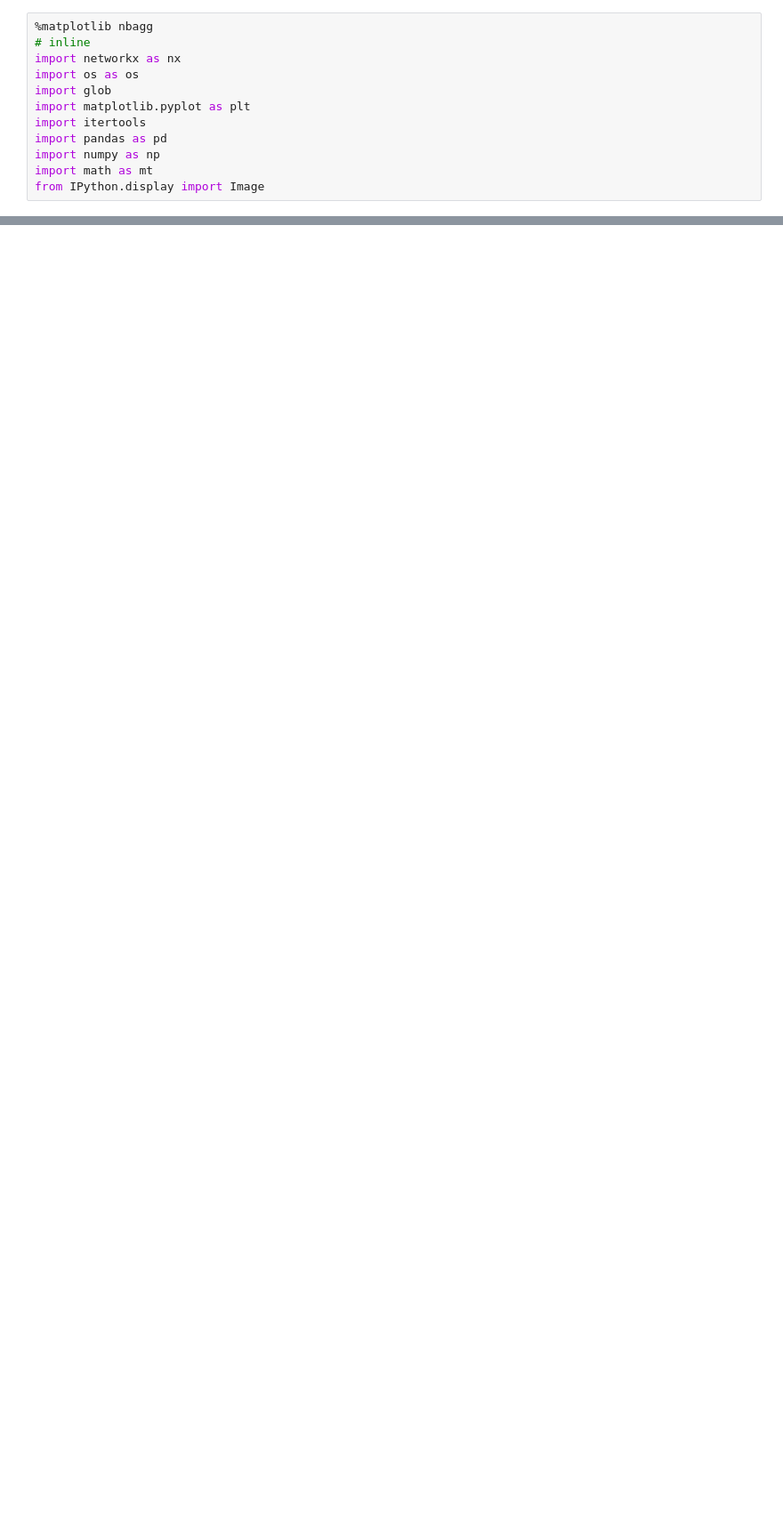
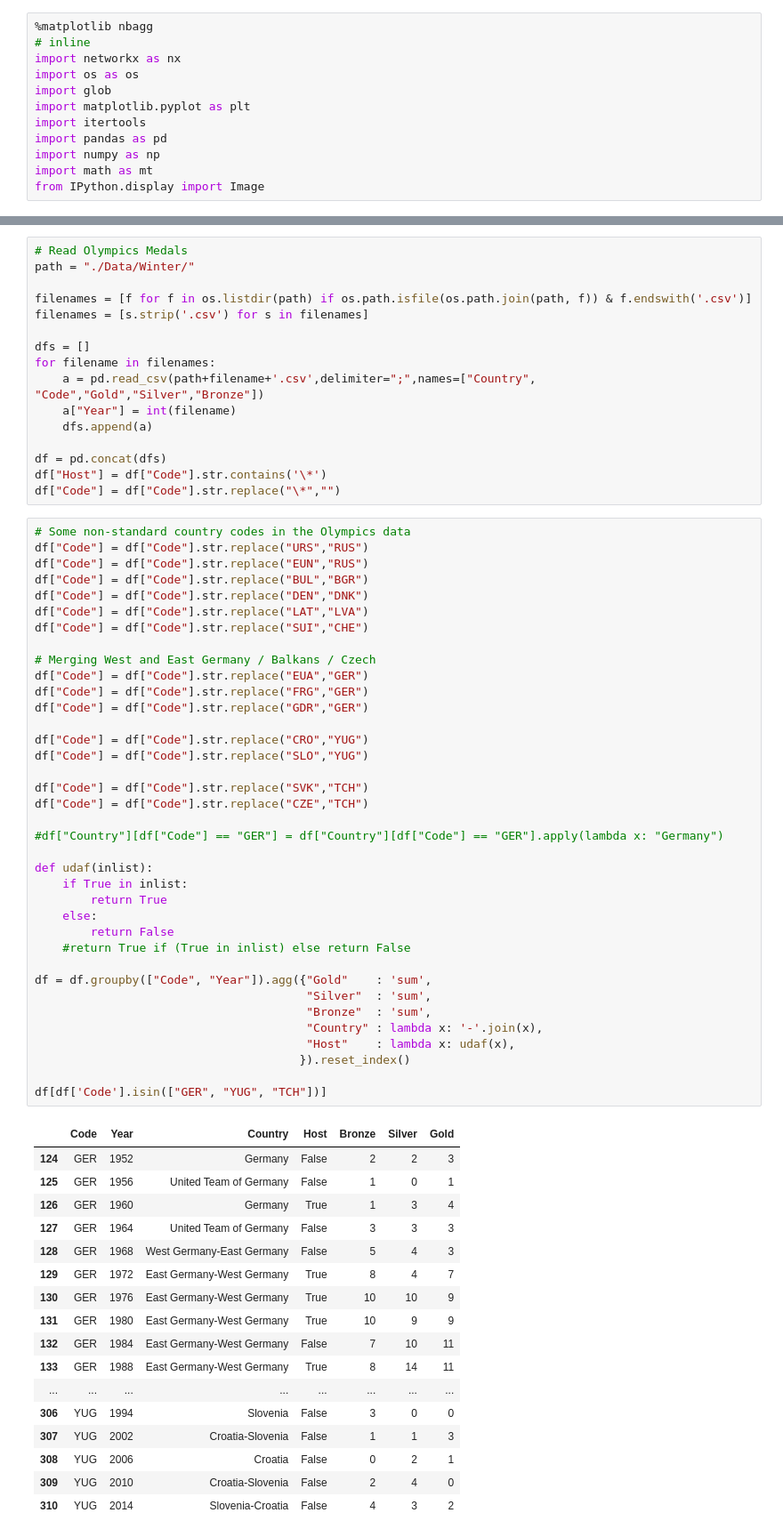
Before and after one commit to SherpaConsulting/fagkveld_ml, a Jupyter notebook: Olympics/Olympics.ipynb, the cells around one changed output, grey strips where cells are left out. Shown: that part at 89% size. Cells and saved outputs as stored; diff of their text form; blank space fills up the shorter version.

```diff
--- a/Olympics/Olympics.ipynb
+++ b/Olympics/Olympics.ipynb
@@ -292,0 +80,71 @@ plot([Scatter(x=[1, 2, 3], y=[3, 1, 6])])
+# %%
+# Read Olympics Medals
+path = "./Data/Winter/"
+
+filenames = [f for f in os.listdir(path) if os.path.isfile(os.path.join(path, f)) & f.endswith('.csv')]
+filenames = [s.strip('.csv') for s in filenames]
+
+dfs = []
+for filename in filenames:
+    a = pd.read_csv(path+filename+'.csv',delimiter=";",names=["Country", "Code","Gold","Silver","Bronze"])
+    a["Year"] = int(filename)
+    dfs.append(a)
+
+df = pd.concat(dfs)
+df["Host"] = df["Code"].str.contains('\*')
+df["Code"] = df["Code"].str.replace("\*","")
+# %%
+# Some non-standard country codes in the Olympics data
+df["Code"] = df["Code"].str.replace("URS","RUS")
+df["Code"] = df["Code"].str.replace("EUN","RUS")
+df["Code"] = df["Code"].str.replace("BUL","BGR")
+df["Code"] = df["Code"].str.replace("DEN","DNK")
+df["Code"] = df["Code"].str.replace("LAT","LVA")
+df["Code"] = df["Code"].str.replace("SUI","CHE")
+
+# Merging West and East Germany / Balkans / Czech
+df["Code"] = df["Code"].str.replace("EUA","GER")
+df["Code"] = df["Code"].str.replace("FRG","GER")
+df["Code"] = df["Code"].str.replace("GDR","GER")
+
+df["Code"] = df["Code"].str.replace("CRO","YUG")
+df["Code"] = df["Code"].str.replace("SLO","YUG")
+
+df["Code"] = df["Code"].str.replace("SVK","TCH")
+df["Code"] = df["Code"].str.replace("CZE","TCH")
+
+#df["Country"][df["Code"] == "GER"] = df["Country"][df["Code"] == "GER"].apply(lambda x: "Germany")
+
+def udaf(inlist):
+    if True in inlist:
+        return True
+    else:
+        return False
+    #return True if (True in inlist) else return False
+
+df = df.groupby(["Code", "Year"]).agg({"Gold"    : 'sum',
+                                       "Silver"  : 'sum',
+                                       "Bronze"  : 'sum',
+                                       "Country" : lambda x: '-'.join(x),
+                                       "Host"    : lambda x: udaf(x),
+                                      }).reset_index()
+
+df[df['Code'].isin(["GER", "YUG", "TCH"])]
+# %% [output]
+|  | Code | Year | Country | Host | Bronze | Silver | Gold |
+| 124 | GER | 1952 | Germany | False | 2 | 2 | 3 |
+| 125 | GER | 1956 | United Team of Germany | False | 1 | 0 | 1 |
+| 126 | GER | 1960 | Germany | True | 1 | 3 | 4 |
+| 127 | GER | 1964 | United Team of Germany | False | 3 | 3 | 3 |
+| 128 | GER | 1968 | West Germany-East Germany | False | 5 | 4 | 3 |
+| 129 | GER | 1972 | East Germany-West Germany | True | 8 | 4 | 7 |
+| 130 | GER | 1976 | East Germany-West Germany | True | 10 | 10 | 9 |
+| 131 | GER | 1980 | East Germany-West Germany | True | 10 | 9 | 9 |
+| 132 | GER | 1984 | East Germany-West Germany | False | 7 | 10 | 11 |
+| 133 | GER | 1988 | East Germany-West Germany | True | 8 | 14 | 11 |
+| ... | ... | ... | ... | ... | ... | ... | ... |
+| 306 | YUG | 1994 | Slovenia | False | 3 | 0 | 0 |
+| 307 | YUG | 2002 | Croatia-Slovenia | False | 1 | 1 | 3 |
+| 308 | YUG | 2006 | Croatia | False | 0 | 2 | 1 |
+| 309 | YUG | 2010 | Croatia-Slovenia | False | 2 | 4 | 0 |
+| 310 | YUG | 2014 | Slovenia-Croatia | False | 4 | 3 | 2 |
```
Also changed, not shown: parts of 45 cells of this notebook.
